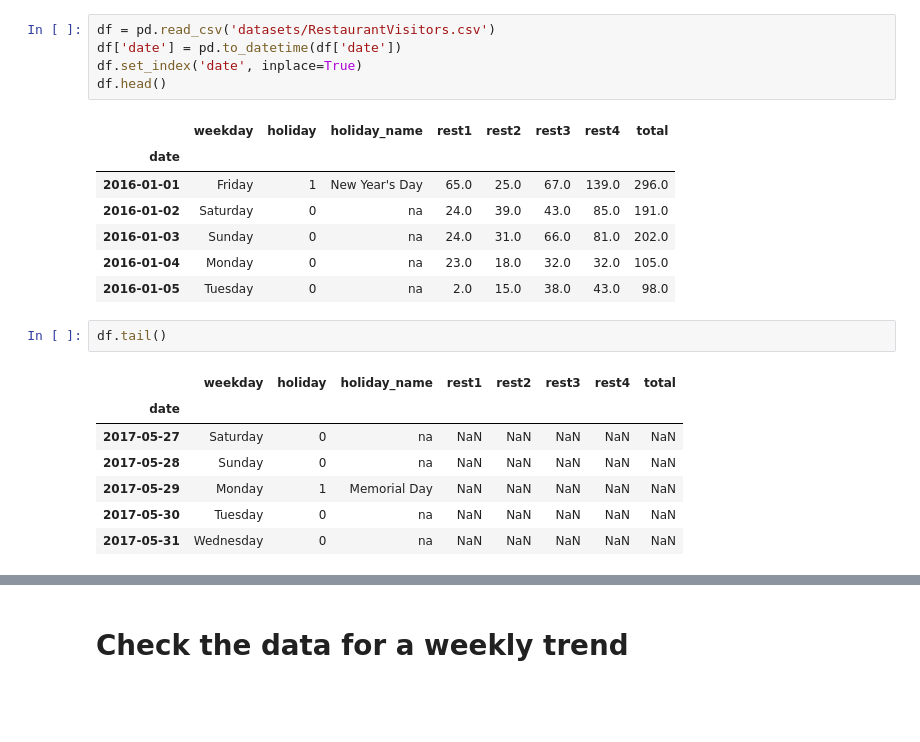
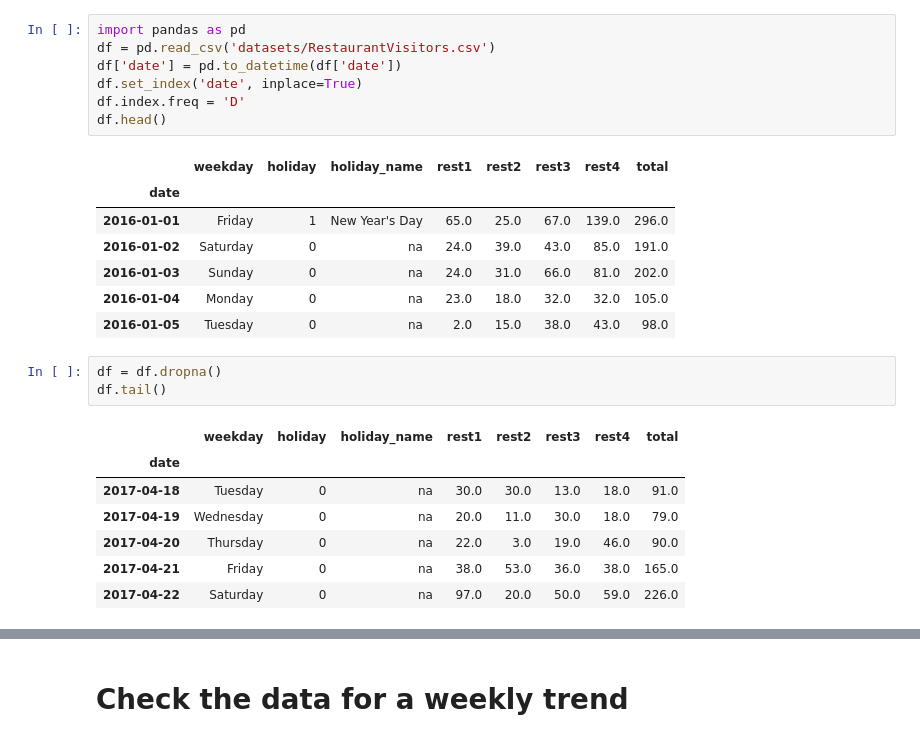
Before and after one commit to LethalDriver/Time-Series-Analysis-Lab, a Jupyter notebook: Lab9.ipynb, the cells around one changed output, grey strips where cells are left out. Cells and saved outputs as stored; diff of their text form; blank space fills up the shorter version.

```diff
--- a/Lab9.ipynb
+++ b/Lab9.ipynb
@@ -3,7 +3,9 @@ import pandas as pd
 # %%
+import pandas as pd
 df = pd.read_csv('datasets/RestaurantVisitors.csv')
 df['date'] = pd.to_datetime(df['date'])
 df.set_index('date', inplace=True)
+df.index.freq = 'D'
 df.head()
 # %% [output]
 |  | weekday | holiday | holiday_name | rest1 | rest2 | rest3 | rest4 | total |
@@ -14,12 +16,13 @@ df.head()
 | 2016-01-04 | Monday | 0 | na | 23.0 | 18.0 | 32.0 | 32.0 | 105.0 |
 | 2016-01-05 | Tuesday | 0 | na | 2.0 | 15.0 | 38.0 | 43.0 | 98.0 |
 # %%
+df = df.dropna()
 df.tail()
 # %% [output]
 |  | weekday | holiday | holiday_name | rest1 | rest2 | rest3 | rest4 | total |
 | date |  |  |  |  |  |  |  |  |
-| 2017-05-27 | Saturday | 0 | na | NaN | NaN | NaN | NaN | NaN |
-| 2017-05-28 | Sunday | 0 | na | NaN | NaN | NaN | NaN | NaN |
-| 2017-05-29 | Monday | 1 | Memorial Day | NaN | NaN | NaN | NaN | NaN |
-| 2017-05-30 | Tuesday | 0 | na | NaN | NaN | NaN | NaN | NaN |
-| 2017-05-31 | Wednesday | 0 | na | NaN | NaN | NaN | NaN | NaN |
+| 2017-04-18 | Tuesday | 0 | na | 30.0 | 30.0 | 13.0 | 18.0 | 91.0 |
+| 2017-04-19 | Wednesday | 0 | na | 20.0 | 11.0 | 30.0 | 18.0 | 79.0 |
+| 2017-04-20 | Thursday | 0 | na | 22.0 | 3.0 | 19.0 | 46.0 | 90.0 |
+| 2017-04-21 | Friday | 0 | na | 38.0 | 53.0 | 36.0 | 38.0 | 165.0 |
+| 2017-04-22 | Saturday | 0 | na | 97.0 | 20.0 | 50.0 | 59.0 | 226.0 |
```
Also changed, not shown: parts of 22 cells of this notebook.
